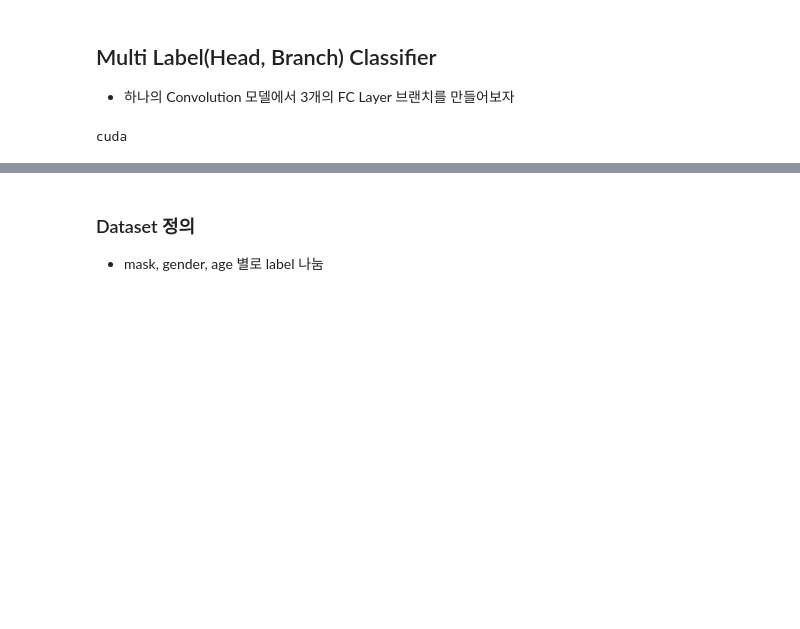
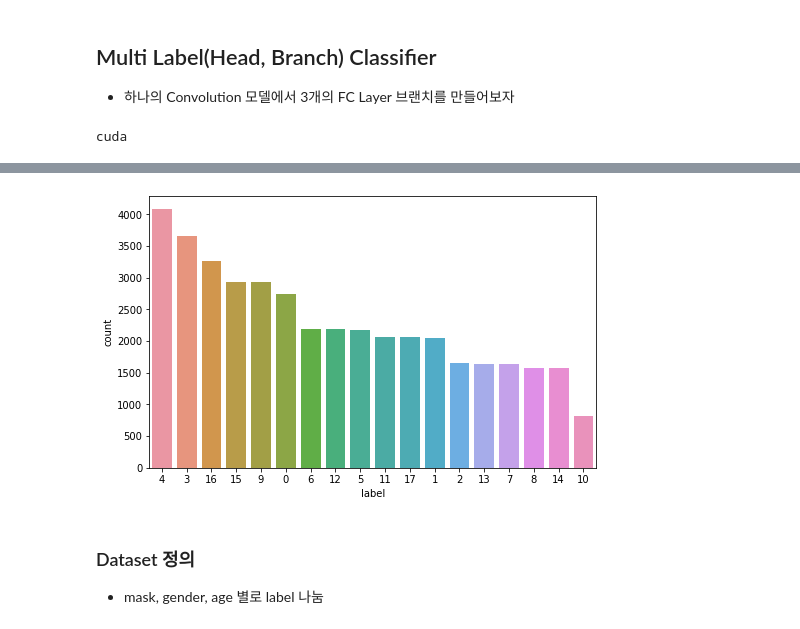
Before and after one commit to boostcampaitech3/level1-image-classification-level1-cv-03, a Jupyter notebook: T3101/MultiModel.ipynb, the cells around one changed output, grey strips where cells are left out. Cells and saved outputs as stored; diff of their text form; code cells hidden in the pictures; blank space fills up the shorter version.

```diff
--- a/T3101/MultiModel.ipynb
+++ b/T3101/MultiModel.ipynb
@@ -76,3 +83,10 @@ cuda
+# %%
+import seaborn as sns
+plt.figure(figsize=(8,5))
+sns.countplot(data=df, x='label', order = df['label'].value_counts().index)
+plt.show()
+# %% [output]
+[figure, added]
 # %% [markdown]
 ### Dataset  정의
 - mask, gender, age 별로 label 나눔
```
Also changed, not shown: parts of 25 cells of this notebook, 1 other file.
